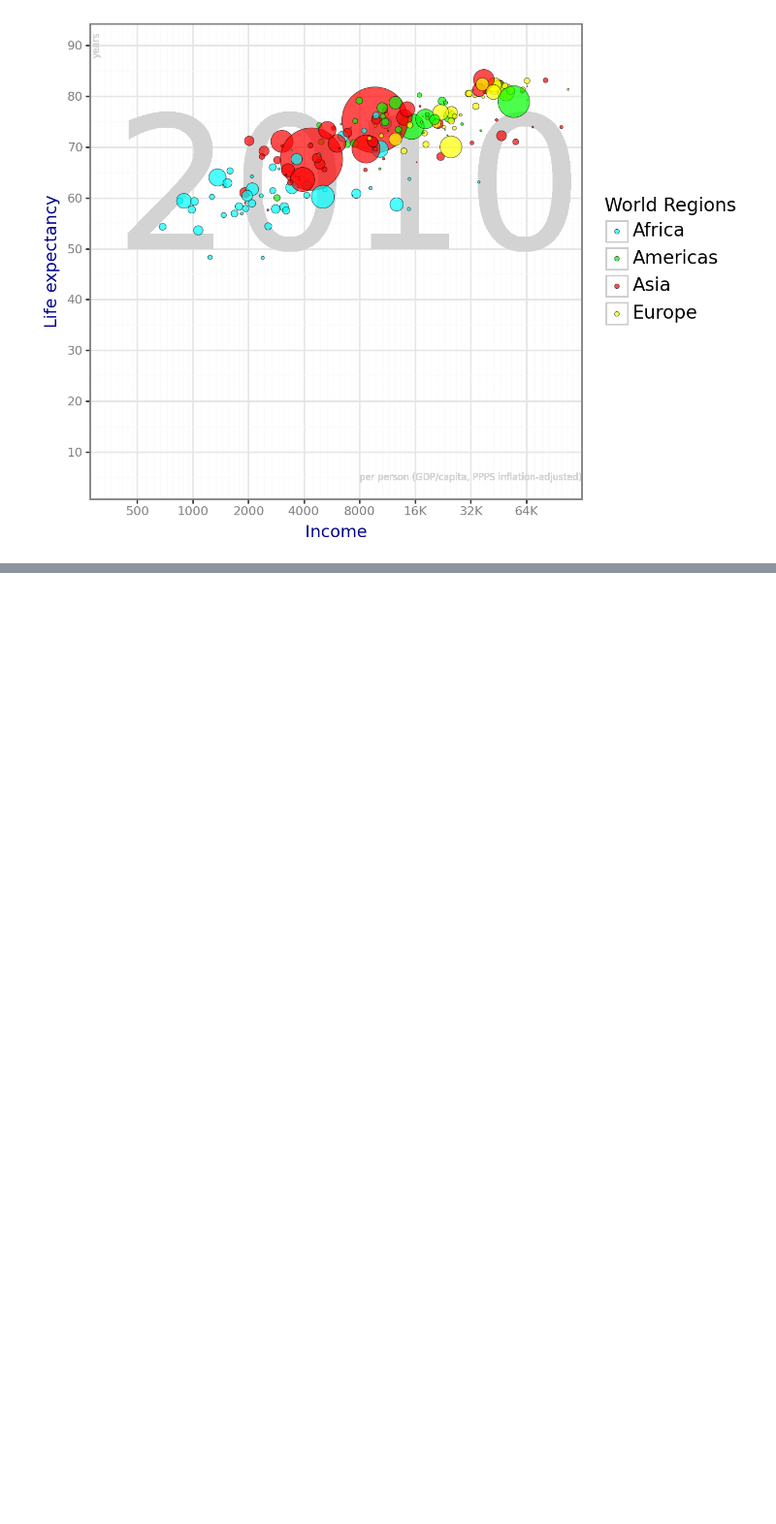
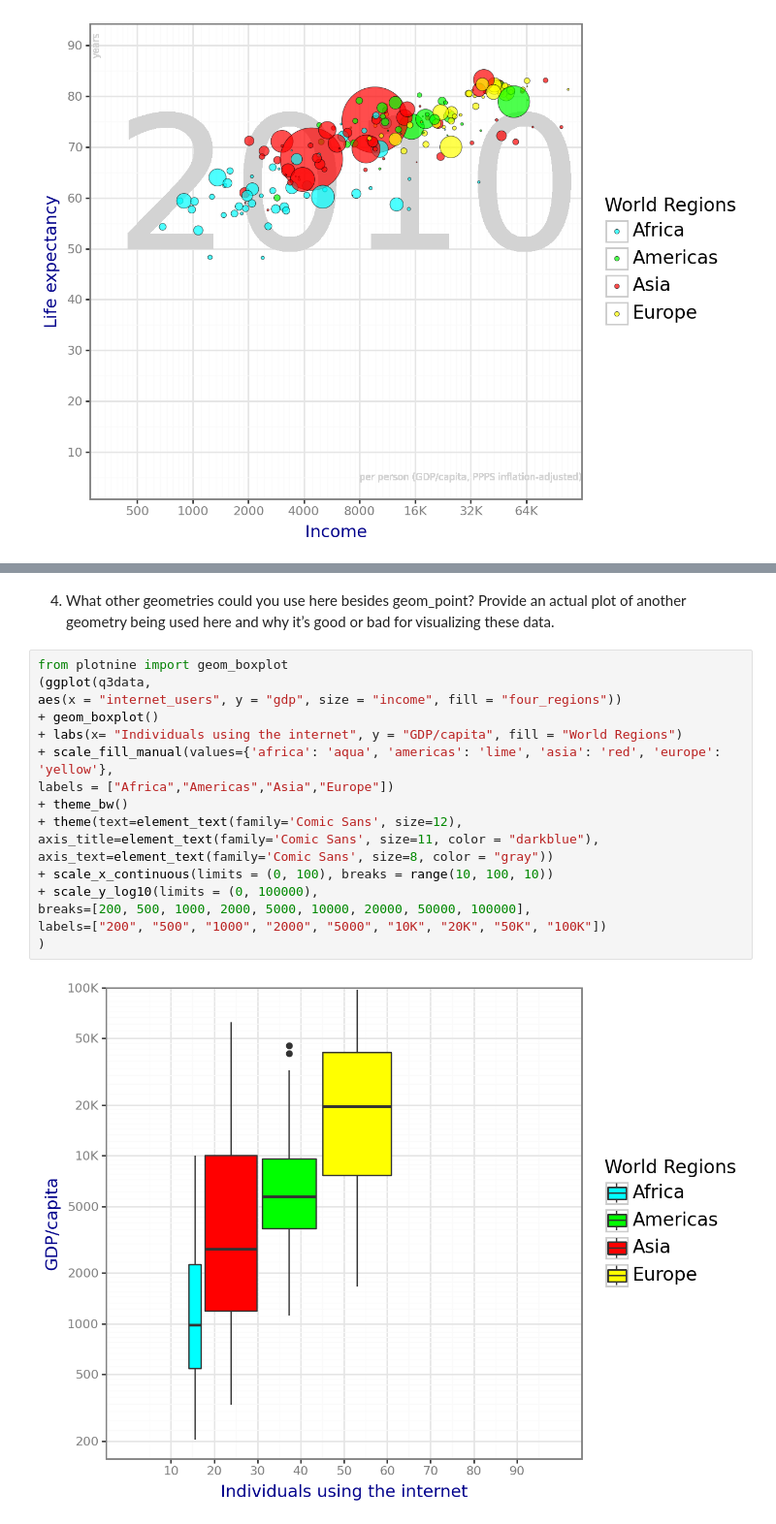
Before and after one commit to chloefeehan/GSB544, a Jupyter notebook: Labs/Lab1/Lab1.ipynb, the cells around one changed output, grey strips where cells are left out. Shown at 97% size. Drawn from its saved outputs; the diff is of its cells as text; blank space fills up the shorter version.

```diff
--- a/Labs/Lab1/Lab1.ipynb
+++ b/Labs/Lab1/Lab1.ipynb
@@ -122,0 +177,21 @@ axis_text=element_text(family='Comic Sans', size=8, color = "gray"))
+# %% [markdown]
+4. What other geometries could you use here besides geom_point? Provide an actual plot of another geometry being used here and why it’s good or bad for visualizing these data.
+# %%
+from plotnine import geom_boxplot
+(ggplot(q3data,
+aes(x = "internet_users", y = "gdp", size = "income", fill = "four_regions"))
++ geom_boxplot()
++ labs(x= "Individuals using the internet", y = "GDP/capita", fill = "World Regions")
++ scale_fill_manual(values={'africa': 'aqua', 'americas': 'lime', 'asia': 'red', 'europe': 'yellow'},
+labels = ["Africa","Americas","Asia","Europe"])
++ theme_bw()
++ theme(text=element_text(family='Comic Sans', size=12),
+axis_title=element_text(family='Comic Sans', size=11, color = "darkblue"),
+axis_text=element_text(family='Comic Sans', size=8, color = "gray"))
++ scale_x_continuous(limits = (0, 100), breaks = range(10, 100, 10))
++ scale_y_log10(limits = (0, 100000),
+breaks=[200, 500, 1000, 2000, 5000, 10000, 20000, 50000, 100000],
+labels=["200", "500", "1000", "2000", "5000", "10K", "20K", "50K", "100K"])
+)
+# %% [output]
+[figure, added]
```
Also changed, not shown: parts of 18 cells of this notebook, 3 other files.
